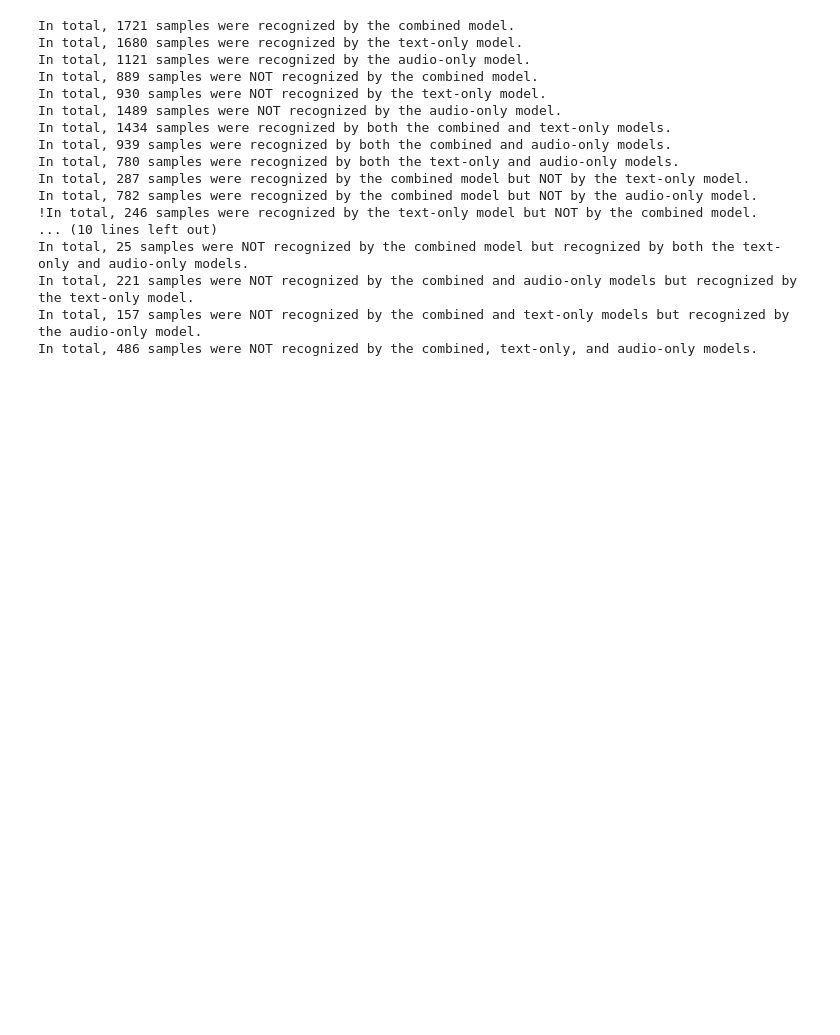
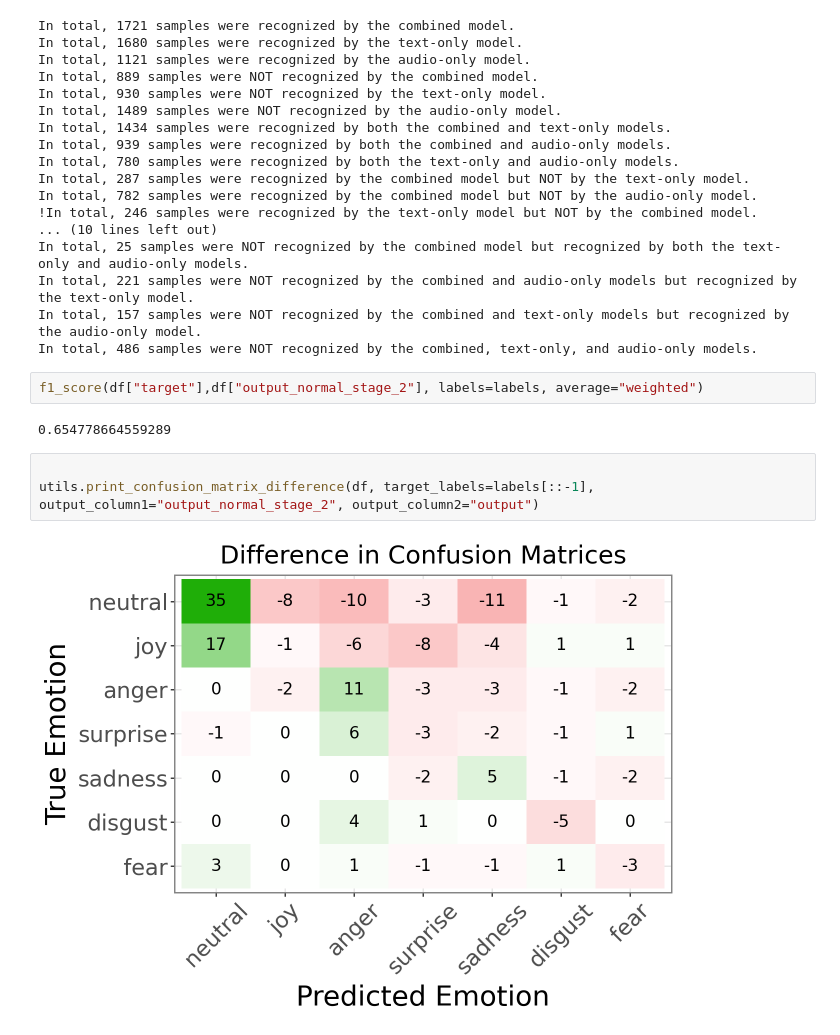
Before and after one commit to HenFo/Masterarbeit, a Jupyter notebook: analysis/mm_models/summation_meld.ipynb, the cells around one changed output. Saved outputs shown, nothing was run; the diff lists cells and outputs as text; blank space fills up the shorter version.

```diff
--- a/analysis/mm_models/summation_meld.ipynb
+++ b/analysis/mm_models/summation_meld.ipynb
@@ -735,3 +738,12 @@ In total, 25 samples were NOT recognized by the combined model but recognized by
 In total, 221 samples were NOT recognized by the combined and audio-only models but recognized by the text-only model.
 In total, 157 samples were NOT recognized by the combined and text-only models but recognized by the audio-only model.
 In total, 486 samples were NOT recognized by the combined, text-only, and audio-only models.
+# %%
+f1_score(df["target"],df["output_normal_stage_2"], labels=labels, average="weighted")
+# %% [output]
+0.654778664559289
+# %%
+
+utils.print_confusion_matrix_difference(df, target_labels=labels[::-1], output_column1="output_normal_stage_2", output_column2="output")
+# %% [output]
+[figure, added]
```
Also changed, not shown: parts of 1 cell of this notebook, 6 other files.
